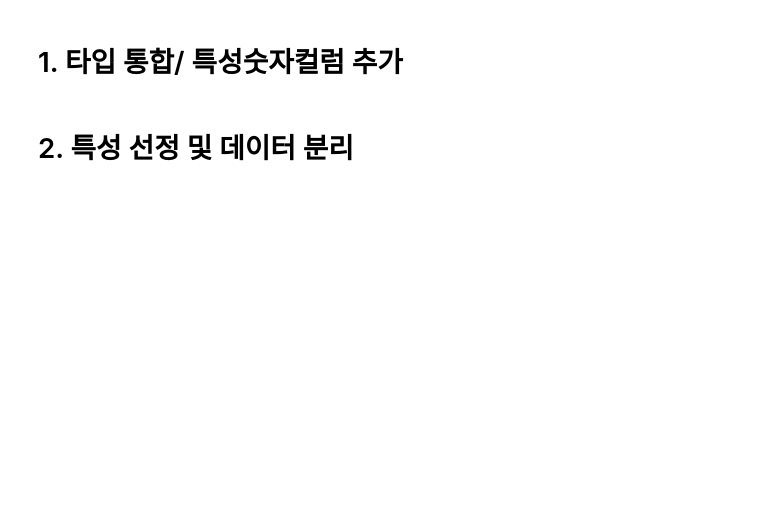
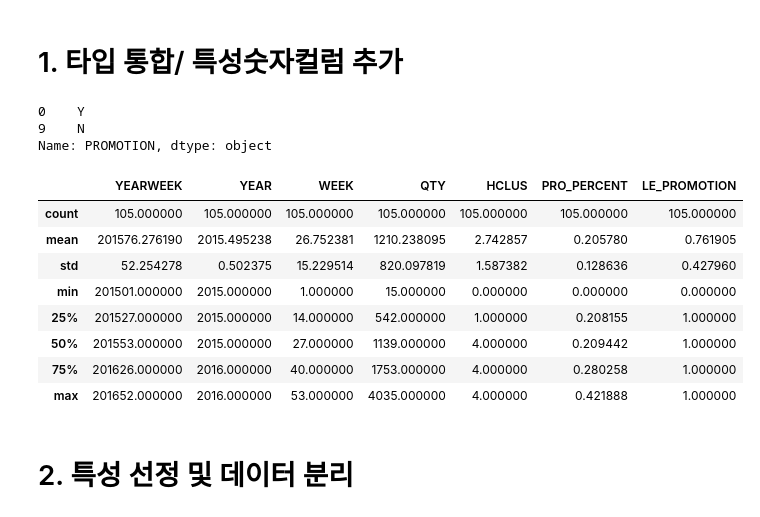
Before and after one commit to hyokwan/data_analysis_all, a Jupyter notebook: 06. 머신러닝/02. 머신러닝_회귀분석_학습모델.ipynb, the cells around one changed output. Cells and saved outputs as stored; diff of their text form; code cells hidden in the pictures; blank space fills up the shorter version.

```diff
--- a/06. 머신러닝/02. 머신러닝_회귀분석_학습모델.ipynb
+++ b/06. 머신러닝/02. 머신러닝_회귀분석_학습모델.ipynb
@@ -26,3 +26,9 @@ featuresData.head(2)
 | 1 | SEOUL_BANK_001 | PG02 | PRODUCT0010 | ITEM0115 | 201502 | 2015 | 2 | 968 | N | 4 | ... |
 # %% [markdown]
 # 1. 타입 통합/ 특성숫자컬럼 추가
+# %%
+featuresData.PROMOTION.drop_duplicates()
+# %% [output]
+0    Y
+9    N
+Name: PROMOTION, dtype: object
@@ -29,3 +51,15 @@ featuresData.head(2)
+# %%
+featuresData.describe()
+# %% [output]
+|  | YEARWEEK | YEAR | WEEK | QTY | HCLUS | PRO_PERCENT | LE_PROMOTION |
+| count | 105.000000 | 105.000000 | 105.000000 | 105.000000 | 105.000000 | 105.000000 | 105.000000 |
+| mean | 201576.276190 | 2015.495238 | 26.752381 | 1210.238095 | 2.742857 | 0.205780 | 0.761905 |
+| std | 52.254278 | 0.502375 | 15.229514 | 820.097819 | 1.587382 | 0.128636 | 0.427960 |
+| min | 201501.000000 | 2015.000000 | 1.000000 | 15.000000 | 0.000000 | 0.000000 | 0.000000 |
+| 25% | 201527.000000 | 2015.000000 | 14.000000 | 542.000000 | 1.000000 | 0.208155 | 1.000000 |
+| 50% | 201553.000000 | 2015.000000 | 27.000000 | 1139.000000 | 4.000000 | 0.209442 | 1.000000 |
+| 75% | 201626.000000 | 2016.000000 | 40.000000 | 1753.000000 | 4.000000 | 0.280258 | 1.000000 |
+| max | 201652.000000 | 2016.000000 | 53.000000 | 4035.000000 | 4.000000 | 0.421888 | 1.000000 |
 # %%
 ### 테이블정의서 동일하게 타입을 정의해야 한다
 ### 특성 숫자 컬럼 추가
```
Also changed, not shown: parts of 4 cells of this notebook, 2 other files.
